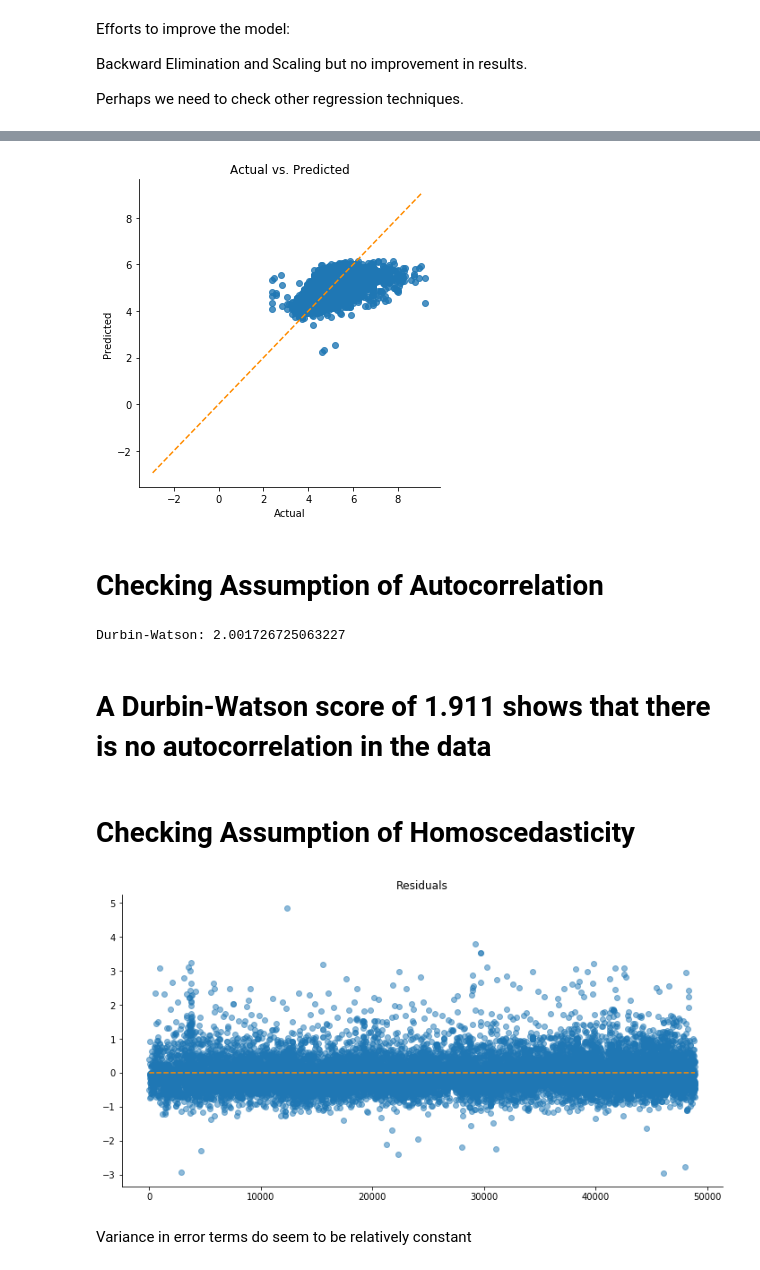
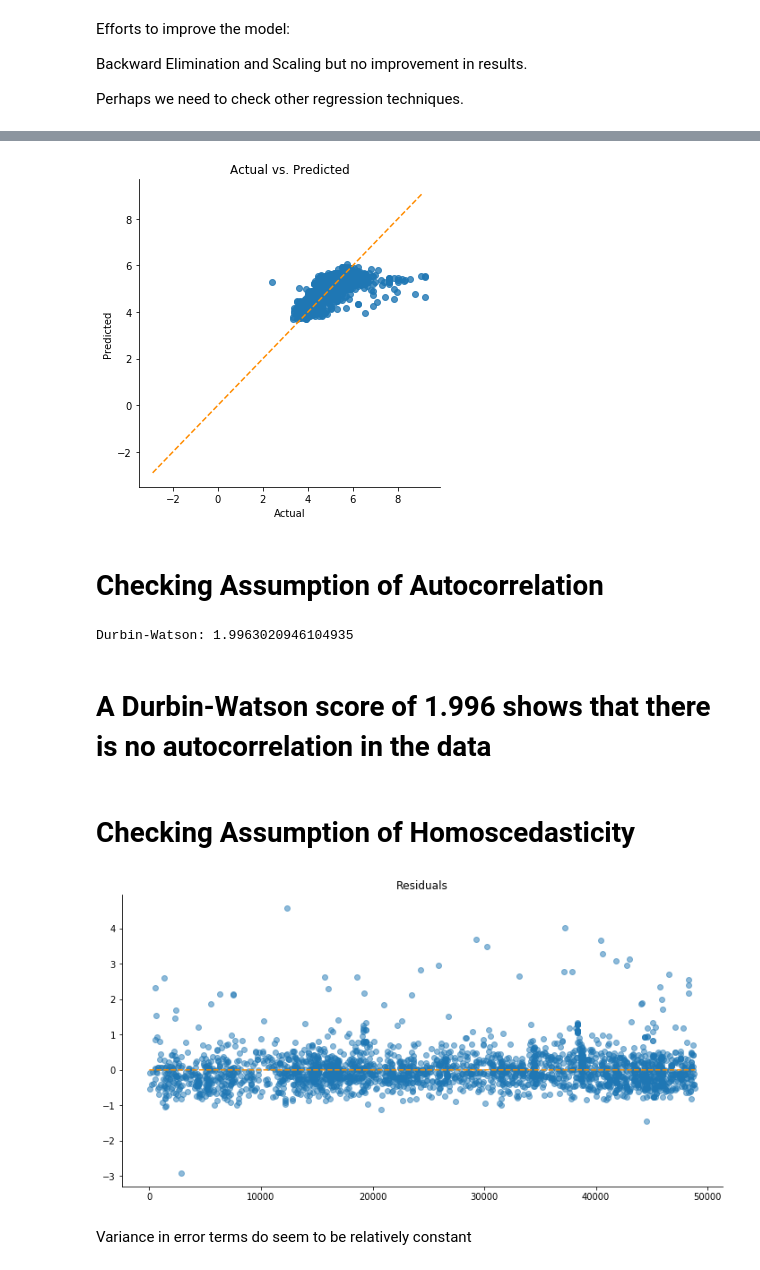
Before and after one commit to ammarmuqeet/NYC-AirBnB, a Jupyter notebook: Airbnb_Final Project_Blog.ipynb, the cells around one changed output, grey strips where cells are left out. Saved outputs shown, nothing was run; the diff lists cells and outputs as text; code cells hidden in the pictures.

Commit message:
Add files via upload
Added K-Means Clustering

```diff
--- a/Airbnb_Final Project_Blog.ipynb
+++ b/Airbnb_Final Project_Blog.ipynb
@@ -503,0 +621,5 @@ data_Manhattan = data_Manhattan.drop(columns=['reviews_per_month'], axis=1)
+# %%
+print(silhouette_score(X, kmeans.labels_))
+# storing the labels of each datapoint
+clarr= kmeans.labels_
+kmeans.labels_
@@ -651,0 +777,13 @@ dtype: float64
+# %%
+from sklearn.model_selection import train_test_split
+import statsmodels.api as sm
+
+data_Manhattan['Cluster'] = clarr
+cluster1= data_Manhattan[data_Manhattan['Cluster']==0]
+cluster2= data_Manhattan[data_Manhattan['Cluster']==1]
+cluster3= data_Manhattan[data_Manhattan['Cluster']==2]
+
+#splitting into train and test data for cluster 1
+train,test = train_test_split(cluster1,test_size=0.2)
+print(train.shape)
+print(test.shape)
@@ -651,0 +823,5 @@ dtype: float64
+# %%
+#splitting into train and test data for cluster 3
+train,test = train_test_split(cluster3,test_size=0.2)
+print(train.shape)
+print(test.shape)
@@ -654,9 +858,9 @@ from sklearn.linear_model import LinearRegression
 # running a linear regression model
 model = LinearRegression()
 # training the model on the training data
-model.fit(train[colname2],train['price'])
+model.fit(train[colname3],train['price'])
 # doing prediction on the test data based on the trained model
-pricepred = model.predict(test[colname2])
+pricepred = model.predict(test[colname3])
 # creating a dataframe with actual and predicted prices
 odf= pd.DataFrame({'Actual':np.exp(test['price']),'Predicted':np.exp(pricepred)})
 # comparing first 25 predicted prices with the actual prices from the test data in graph
@@ -710,9 +914,9 @@ def linearassumption (model,features,target):
     plt.title('Actual vs. Predicted')
     plt.show()
 # %%
-linearassumption(model,train[colname2],train['price'])
+linearassumption(model,train[colname3],train['price'])
 # %% [output]
-[figure, old version]
+[figure, new version]
 # %% [markdown]
 # Checking Assumption of Autocorrelation
 # %%
@@ -724,11 +928,11 @@ def autocorrelation (model,features,target):
     durbinWatson = durbin_watson(dfresults['residuals'])
     print('Durbin-Watson:', durbinWatson)
 # %%
-autocorrelation(model,train[colname2],train['price'])
+autocorrelation(model,train[colname3],train['price'])
 # %% [output]
-Durbin-Watson: 2.001726725063227
+Durbin-Watson: 1.9963020946104935
 # %% [markdown]
-# A Durbin-Watson score of 1.911 shows that there is no autocorrelation in the data
+# A Durbin-Watson score of 1.996 shows that there is no autocorrelation in the data
 # %% [markdown]
 # Checking Assumption of Homoscedasticity
 # %%
@@ -748,9 +952,9 @@ def homoscedasticity(model, features, target):
     plt.title('Residuals')
     plt.show()
 # %%
-homoscedasticity(model,train[colname2],train['price'])
+homoscedasticity(model,train[colname3],train['price'])
 # %% [output]
-[figure, old version]
+[figure, new version]
 # %% [markdown]
 Variance in error terms do seem to be relatively constant
 # %% [markdown]
```
Also changed, not shown: parts of 33 cells of this notebook.
